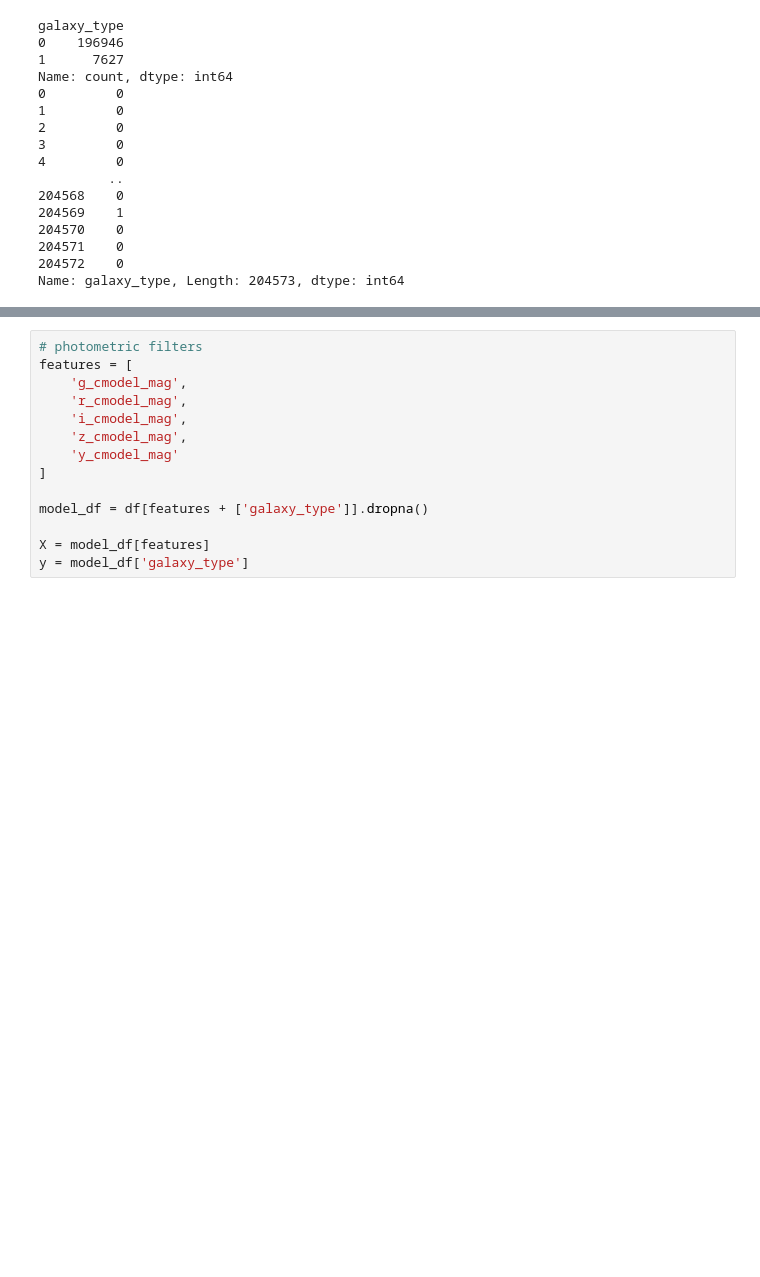
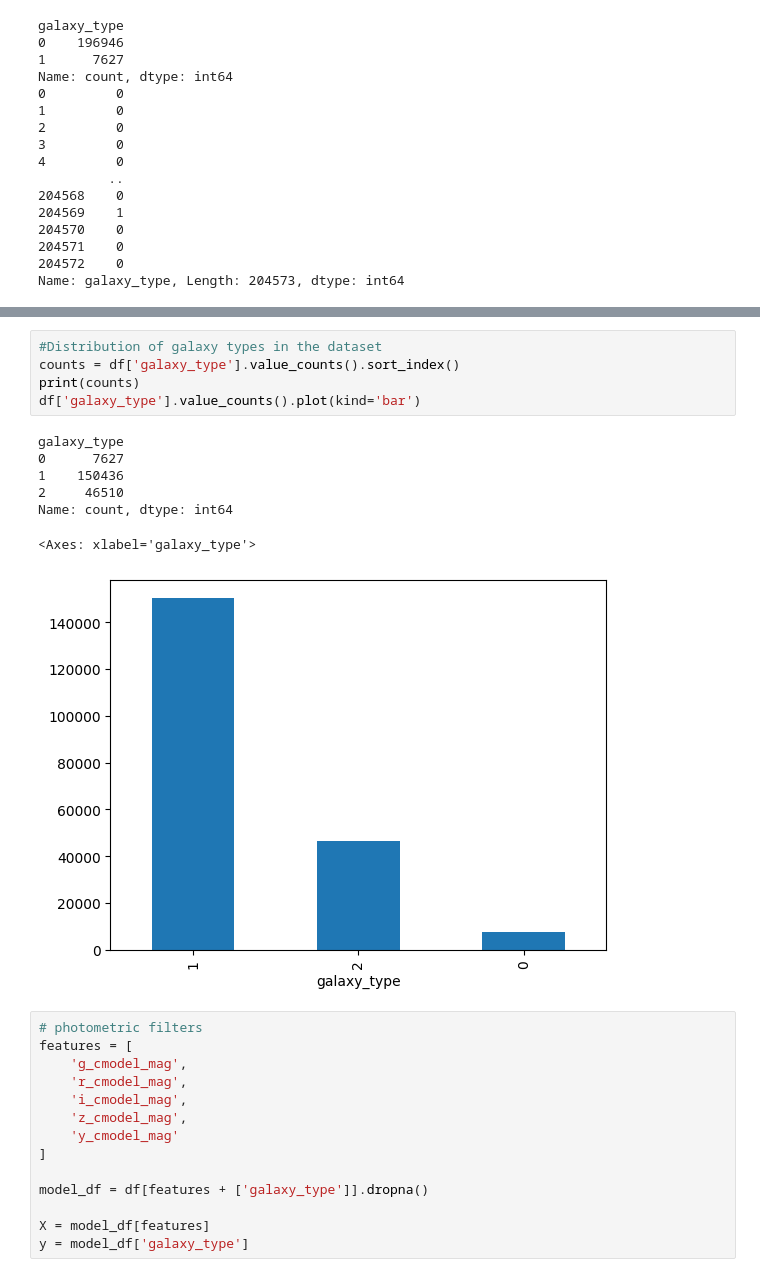
Before and after one commit to MADS-Milestone-2/Galaxy-Classifier, a Jupyter notebook: group-4-first-draft.ipynb, the cells around one changed output, grey strips where cells are left out. Saved outputs shown, nothing was run; the diff lists cells and outputs as text; blank space fills up the shorter version.

```diff
--- a/group-4-first-draft.ipynb
+++ b/group-4-first-draft.ipynb
@@ -948,3 +636,16 @@ Name: galaxy_type, Length: 204573, dtype: int64
+# %%
+#Distribution of galaxy types in the dataset
+counts = df['galaxy_type'].value_counts().sort_index()
+print(counts)
+df['galaxy_type'].value_counts().plot(kind='bar')
+# %% [output]
+galaxy_type
+0      7627
+1    150436
+2     46510
+Name: count, dtype: int64
+<Axes: xlabel='galaxy_type'>
+[figure, added]
 # %%
 # photometric filters
 features = [
```
Also changed, not shown: parts of 71 cells of this notebook, 1 other file.
